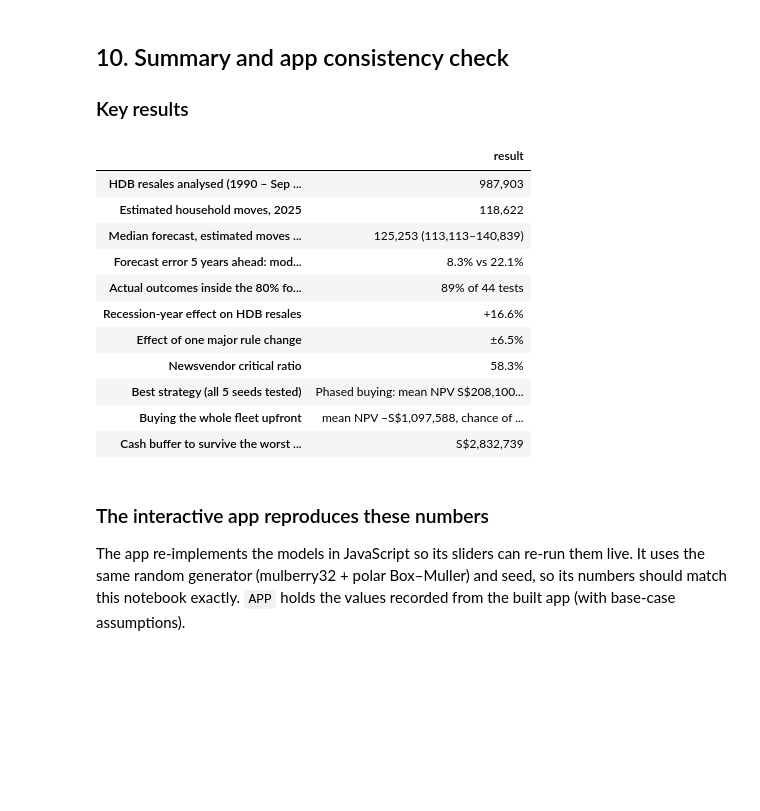
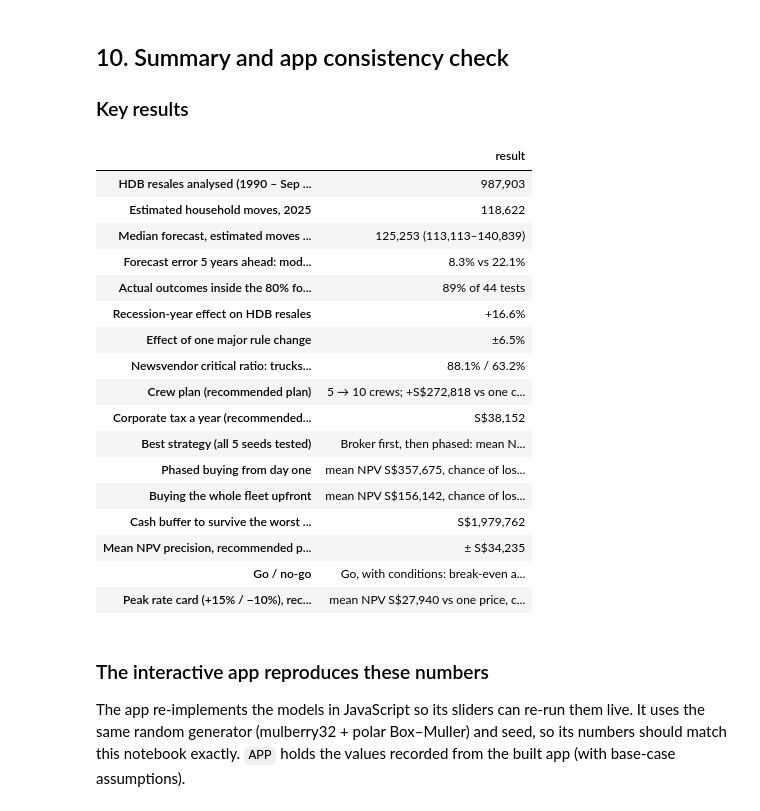
Before and after one commit to Theoj-l/SCA, a Jupyter notebook: notebooks/MoveWell_Analysis.ipynb, the cells around one changed output. Saved outputs shown, nothing was run; the diff lists cells and outputs as text; code cells hidden in the pictures; blank space fills up the shorter version.

```diff
--- a/notebooks/MoveWell_Analysis.ipynb
+++ b/notebooks/MoveWell_Analysis.ipynb
@@ -431,0 +438,8 @@ print('2025 shares:', (moves.loc[2025, ['res', 'rent', 'bto', 'priv']] / moves.l
+# %%
+HH25, HH24, US_MOVERS_2024 = 1_487_100, 1_463_400, 0.118
+j25 = moves.loc[2025]; priv_in25 = sum(r + n for q, r, n in D['privateQ'] if q.startswith('2025'))
+upper, lower = j25['total'], j25['res'] / 2 + j25['rent'] + j25['bto'] + priv_in25
+display(pd.Series({'estimated moves 2025 (as counted)': f'{upper:,.0f}  ({upper / HH25:.1%} of households, once every {HH25 / upper:.0f} years)',
+                   'arrivals only (lower bound)': f'{lower:,.0f}  ({lower / HH25:.1%} of households)',
+                   'household growth 2025 (floor)': f'{HH25 - HH24:,}', 'US benchmark, people moving in 2024': f'{US_MOVERS_2024:.1%}',
+                   '3% share of the upper count, as a share of the lower': f"{0.03 * upper:,.0f} jobs = {0.03 * upper / lower:.1%}"}, name='sense check').to_frame())
@@ -837,8 +936,11 @@ The same 2,000 futures (seed 2027) are fed to every strategy (common random numb
 # %%
 BASE = dict(shareTarget=0.03, rampMonths=24, priceHDB=900, crewCost=11000, jobsPerCrew=30, subFrac=0.80, truckCapex=125000,
-            btoFuture=20000, newTenancy=0.50, disc=0.10, recMode='random', recYear=2028, recPriceHit=0.10, polMode='random', polYear=2028)
+            btoFuture=20000, newTenancy=0.50, disc=0.10, recMode='random', recYear=2028, recPriceHit=0.10, polMode='random', polYear=2028,
+            peakUp=0.15, offDown=0.10, flex=0.20, elast=1.2,   # peak pricing (§9c), assumptions
+            taxOn=True, crewPlan=True)                         # corporate tax (§9a) and monthly crew planning (§9a)
 FIXED = dict(shareStart=0.005, varCost=90, truckLife=10, truckRun=1500, truckLease=2900, overhead=30000, marketing=0.06, downtime=0.05,
-             subCap=0.25, brokerShare=0.70, brokerFrac=0.85, brokerCap=0.85, nsim=2000, seed=2027, H=60)
+             subCap=0.25, brokerShare=0.70, brokerFrac=0.85, brokerCap=0.85, nsim=2000, seed=2027, H=60,
+             taxRate=0.17, caYears=3, hireCost=3000, releaseCost=3000)
 Sr = np.array([rent[np.arange(len(rent)) % 12 == m].mean() for m in range(12)]); Sr /= Sr.mean(); rentLevel = rent.mean()
 recent = np.array([m for _, m in privQ[-15:]]); privLevel, privSd = recent.mean(), recent.std() / recent.mean()
 
@@ -1043,30 +1447,42 @@ best strategy by seed: {'Phased buying': 5}
 # %%
 summary = pd.Series({
     'HDB resales analysed (1990 – Sep 2026)': f'{natL.sum():,.0f}',
     'Estimated household moves, 2025': f"{moves.loc[2025, 'total']:,.0f}",
     'Median forecast, estimated moves 2031 (10–90%)': f'{fan.loc[2031, 0.5]:,.0f} ({fan.loc[2031, 0.1]:,.0f}–{fan.loc[2031, 0.9]:,.0f})',
     'Forecast error 5 years ahead: model vs repeat-last-year': f"{rollT['our model'][5]:.1%} vs {rollT['repeat last year'][5]:.1%}",
     'Actual outcomes inside the 80% forecast band': f"{cov.in80.mean():.0%} of {len(cov)} tests",
     'Recession-year effect on HDB resales': f'{math.exp(bRec) - 1:+.1%}',
     'Effect of one major rule change': f'±{math.exp(bPol) - 1:.1%}',
-    'Newsvendor critical ratio': f"{nv['CR']:.1%}",
-    'Best strategy (all 5 seeds tested)': f"Phased buying: mean NPV {sgd(RES['phased']['meanNPV'])}, chance of loss {RES['phased']['pLoss']:.0%}",
+    'Newsvendor critical ratio: trucks (ceiling) / crews': f"{nv['CR']:.1%} / {nv['Cu'] / (nv['Cu'] + BASE['crewCost'] / BASE['jobsPerCrew']):.1%}",
+    'Crew plan (recommended plan)': f"{RES[REC]['W'][RES[REC]['W'] > 0][0]} → {RES[REC]['W'].max()} crews; +{sgd(vr['crews planned monthly, after tax (base case)']['meanNPV'] - vr['one crew per truck, after tax']['meanNPV'])} vs one crew per truck",
+    'Corporate tax a year (recommended plan, average)': sgd(RES[REC]['taxYear']),
+    'Best strategy (all 5 seeds tested)': f"{STRATS[REC]}: mean NPV {sgd(RES[REC]['meanNPV'])}, chance of loss {RES[REC]['pLoss']:.0%}",
+    'Phased buying from day one': f"mean NPV {sgd(RES['phased']['meanNPV'])}, chance of loss {RES['phased']['pLoss']:.0%}",
     'Buying the whole fleet upfront': f"mean NPV {sgd(RES['buy']['meanNPV'])}, chance of loss {RES['buy']['pLoss']:.0%}",
-    'Cash buffer to survive the worst 5% (phased)': sgd(RES['phased']['cashNeed'])}, name='result')
+    'Cash buffer to survive the worst 5% (recommended plan)': sgd(RES[REC]['cashNeed']),
+    'Mean NPV precision, recommended plan (95%, 2,000 futures)': f"± {sgd(ci)}",
+    'Go / no-go': f"{verdict}: break-even at {be_share:.1%} market share; no trucks if below ~{gate_jobs:,.0f} broker jobs a month by Dec 2027 (option worth {sgd(stop['meanNPV'] - ph['meanNPV'])})",
+    'Peak rate card (+15% / −10%), recommended plan': f"mean NPV {sgd(priced['meanNPV'] - flat['meanNPV'])} vs one price, chance of loss {priced['pLoss']:.1%}; pays while elasticity < {be:.1f}"}, name='result')
 summary.to_frame()
 # %% [output]
 |  | result |
 | HDB resales analysed (1990 – Sep ... | 987,903 |
 | Estimated household moves, 2025 | 118,622 |
 | Median forecast, estimated moves ... | 125,253 (113,113–140,839) |
 | Forecast error 5 years ahead: mod... | 8.3% vs 22.1% |
 | Actual outcomes inside the 80% fo... | 89% of 44 tests |
 | Recession-year effect on HDB resales | +16.6% |
 | Effect of one major rule change | ±6.5% |
-| Newsvendor critical ratio | 58.3% |
-| Best strategy (all 5 seeds tested) | Phased buying: mean NPV S$208,100... |
-| Buying the whole fleet upfront | mean NPV −S$1,097,588, chance of ... |
-| Cash buffer to survive the worst ... | S$2,832,739 |
+| Newsvendor critical ratio: trucks... | 88.1% / 63.2% |
+| Crew plan (recommended plan) | 5 → 10 crews; +S$272,818 vs one c... |
+| Corporate tax a year (recommended... | S$38,152 |
+| Best strategy (all 5 seeds tested) | Broker first, then phased: mean N... |
+| Phased buying from day one | mean NPV S$357,675, chance of los... |
+| Buying the whole fleet upfront | mean NPV S$156,142, chance of los... |
+| Cash buffer to survive the worst ... | S$1,979,762 |
+| Mean NPV precision, recommended p... | ± S$34,235 |
+| Go / no-go | Go, with conditions: break-even a... |
+| Peak rate card (+15% / −10%), rec... | mean NPV S$27,940 vs one price, c... |
 # %% [markdown]
 ### The interactive app reproduces these numbers
 The app re-implements the models in JavaScript so its sliders can re-run them live. It uses the same random generator (mulberry32 + polar Box–Muller) and seed, so its numbers should match this notebook exactly. `APP` holds the values recorded from the built app (with base-case assumptions).
```
Also changed, not shown: parts of 37 cells of this notebook, 12 other files.
